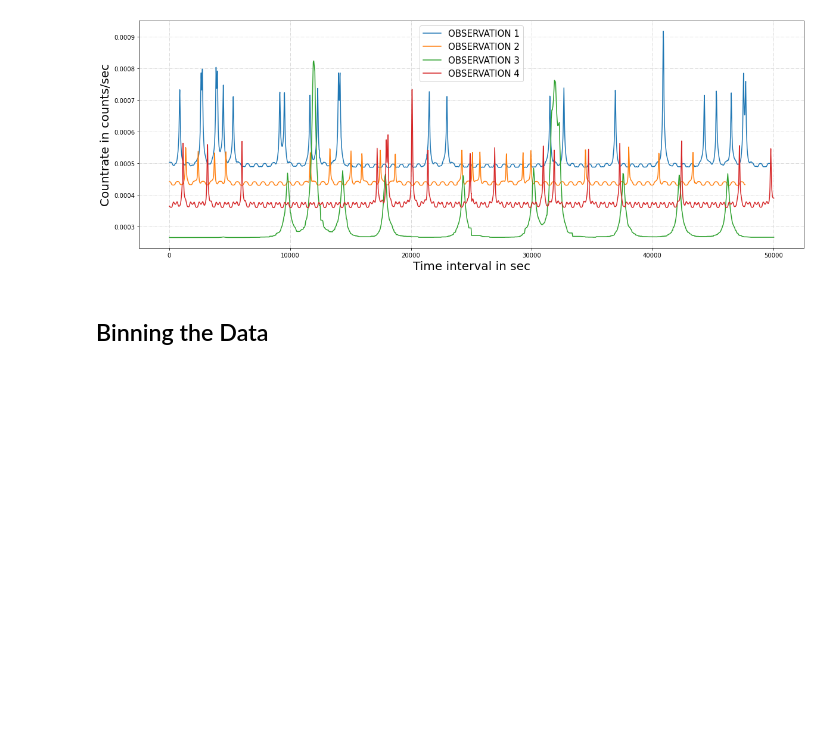
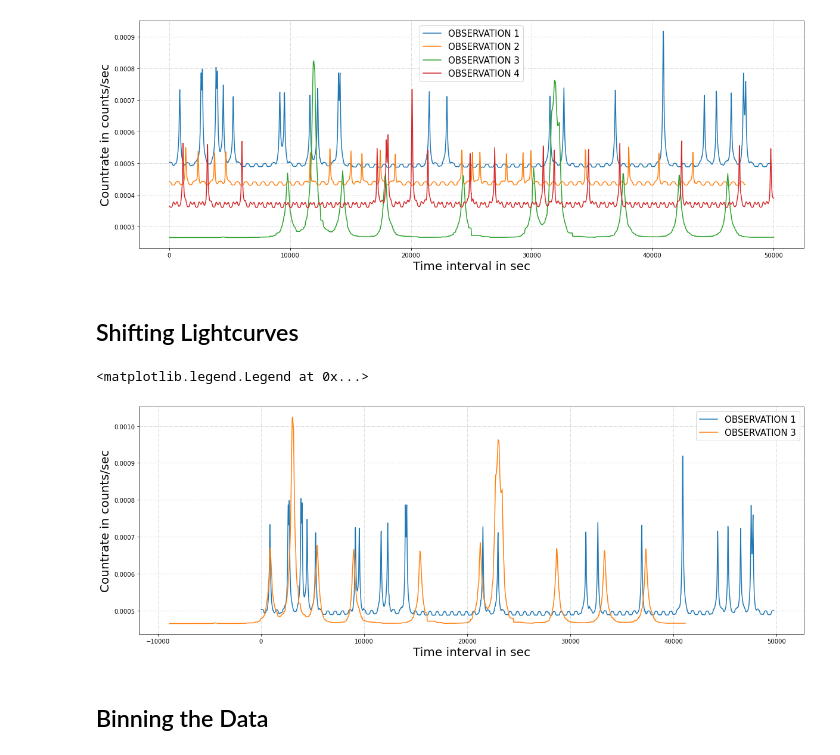
Before and after one commit to Samrat0512/IIST-MS-Project, a Jupyter notebook: Lightcurves/source_6/ACIS_Broad_Band.ipynb, the cells around one changed output. Cells and saved outputs as stored; diff of their text form; code cells hidden in the pictures; blank space fills up the shorter version.

```diff
--- a/Lightcurves/source_6/ACIS_Broad_Band.ipynb
+++ b/Lightcurves/source_6/ACIS_Broad_Band.ipynb
@@ -145,6 +145,25 @@ plt.legend(fontsize = 15)
 # %% [output]
 <matplotlib.legend.Legend at 0x...>
 [figure]
+# %% [markdown]
+## Shifting Lightcurves
+# %%
+plt.figure(figsize = [20,7], facecolor = 'w')
+plt.plot(dt_b_1, count_rate_b_1, label = 'OBSERVATION 1')  #OBSERVATION 1
+#plt.plot(dt_b_2, count_rate_b_2, label = 'OBSERVATION 2')  #OBSERVATION 2
+plt.plot(dt_b_3-8900, count_rate_b_3+0.0002, label = 'OBSERVATION 3')  #OBSERVATION 3
+#plt.plot(dt_b_4, count_rate_b_4, label = 'OBSERVATION 4')  #OBSERVATION 4
+plt.grid(color = 'lightgrey', ls = '-.')
+plt.xlabel('Time interval in sec', fontsize = 20)
+plt.ylabel('Countrate in counts/sec', fontsize = 20)
+#plt.title(f'plot of {file_name}', fontsize = 20)
+#plt.text(10000,2.8e-5, s = f'resolution = {resolution} s', fontsize = 20)
+#plt.xlim(0,2000)
+#plt.ylim(0,0.0009)
+plt.legend(fontsize = 15)
+# %% [output]
+<matplotlib.legend.Legend at 0x...>
+[figure, added]
 # %% [markdown]
 ## Binning the Data
 # %% [markdown]
```
Also changed, not shown: parts of 15 cells of this notebook.
